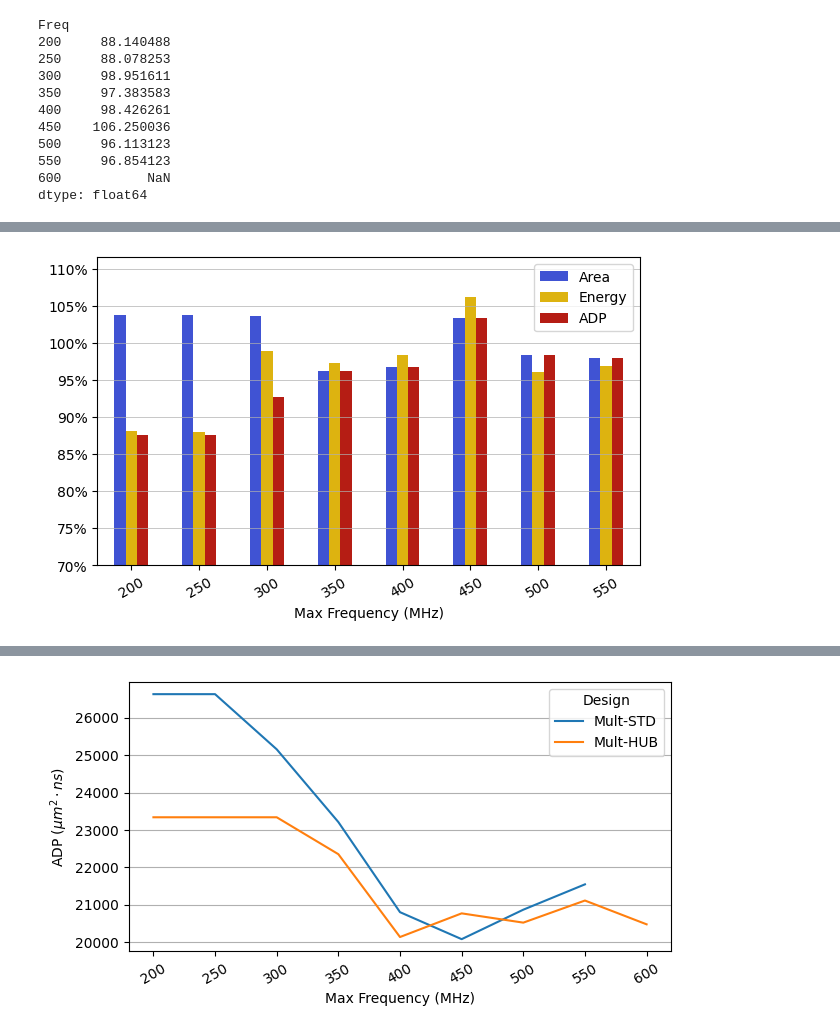
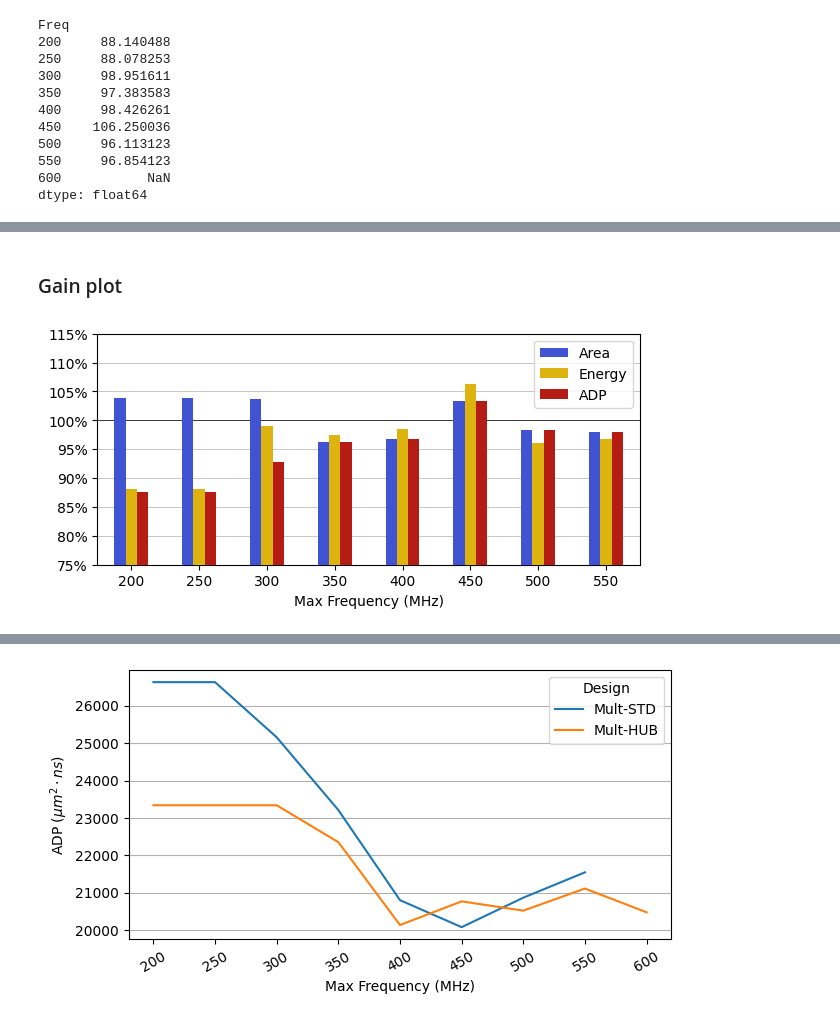
Before and after one commit to artecs-group/hub-posit, a Jupyter notebook: synth/plot_graphs.ipynb, the cells around one changed output, grey strips where cells are left out. Saved outputs shown, nothing was run; the diff lists cells and outputs as text; code cells hidden in the pictures.

```diff
--- a/synth/plot_graphs.ipynb
+++ b/synth/plot_graphs.ipynb
@@ -330,6 +532,10 @@ mult_df.head()
 | 2 | Multiplication_Original | 32 | 250 | MET | 7544.980847 | 14.7290 | 3.53 | 51993.370 | 26633.782390 |
 | 3 | Multiplication_Original | 32 | 300 | MET | 7555.329648 | 13.9037 | 3.33 | 46299.321 | 25159.247728 |
 | 4 | Multiplication_Original | 32 | 350 | MET | 8145.446484 | 15.1352 | 2.85 | 43135.320 | 23214.522479 |
+# %%
+# Select certain bitwidth
+mult_df = mult_df.query(f'Bits == {BITS}')
+# mult_df
 # %%
 mult_df["Design"].replace("Multiplication_Original", "Mult-STD", inplace=True)
 mult_df["Design"].replace("Multiplication_HUB", "Mult-HUB", inplace=True)
@@ -348,11 +554,16 @@ mult_df.tail()
 # mult_df = mult_df[mult_df["Delay"] <= round(1000/mult_df["Freq"], 2)]
 mult_df = mult_df.query('Slack == "MET" & Freq != 0')
 
-area_df = mult_df[["Area", "Design", "Freq"]].groupby(["Design", "Freq"], sort=False).sum().unstack(0)
-power_df = mult_df[["Power", "Design", "Freq"]].groupby(["Design", "Freq"], sort=False).sum().unstack(0)
-delay_df = mult_df[["Delay", "Design", "Freq"]].groupby(["Design", "Freq"], sort=False).sum().unstack(0)
-energy_df = mult_df[["Energy", "Design", "Freq"]].groupby(["Design", "Freq"], sort=False).sum().unstack(0)
-ADP_df = mult_df[["ADP", "Design", "Freq"]].groupby(["Design", "Freq"], sort=False).sum().unstack(0)
+area_df = mult_df[["Area", "Design", "Freq"]].groupby(
+    ["Design", "Freq"], sort=False).sum().unstack(0)
+power_df = mult_df[["Power", "Design", "Freq"]].groupby(
+    ["Design", "Freq"], sort=False).sum().unstack(0)
+delay_df = mult_df[["Delay", "Design", "Freq"]].groupby(
+    ["Design", "Freq"], sort=False).sum().unstack(0)
+energy_df = mult_df[["Energy", "Design", "Freq"]].groupby(
+    ["Design", "Freq"], sort=False).sum().unstack(0)
+ADP_df = mult_df[["ADP", "Design", "Freq"]].groupby(
+    ["Design", "Freq"], sort=False).sum().unstack(0)
 
 area_df.head()
 # %% [output]
@@ -367,9 +599,12 @@ area_df.head()
 # %%
 # Percentage gain and loss
 area_gain = 100 * area_df['Area']['Mult-HUB'] / area_df['Area']['Mult-STD']
-power_gain = 100 * power_df['Power']['Mult-HUB'] / power_df['Power']['Mult-STD']
-delay_gain = 100 * delay_df['Delay']['Mult-HUB'] / delay_df['Delay']['Mult-STD']
-energy_gain = 100 * energy_df['Energy']['Mult-HUB'] / energy_df['Energy']['Mult-STD']
+power_gain = 100 * power_df['Power']['Mult-HUB'] / \
+    power_df['Power']['Mult-STD']
+delay_gain = 100 * delay_df['Delay']['Mult-HUB'] / \
+    delay_df['Delay']['Mult-STD']
+energy_gain = 100 * energy_df['Energy']['Mult-HUB'] / \
+    energy_df['Energy']['Mult-STD']
 adp_gain = 100 * ADP_df['ADP']['Mult-HUB'] / ADP_df['ADP']['Mult-STD']
 
 energy_gain
@@ -417,24 +660,29 @@ gain_df
+# %% [markdown]
+### Gain plot
 # %%
 # colors = ['#1779ba', '#ffab00', '#36b37e', '#ff5630']
 colors = ['#4053D3', '#DDB310', '#B51D14', '#00BEFF', '#FB49B0', '#00B25D']
 
+ylim = (75, 115)
 ax = gain_df.plot.bar(
-    rot=30,
+    rot=0,
     color=colors,
-    figsize=(7,4)
+    zorder=3,
+    figsize=(7, 3),
 )
 ax.yaxis.set_major_formatter(mtick.PercentFormatter(decimals=0))
-ax.set_yticks(range(70, 110+1, 5))
+ax.set_yticks(range(ylim[0], ylim[1]+1, 5))
 
 # plt.hlines(y=100, xmin=-100, xmax=100, linewidth=0.75, color='gray')
-plt.ylim(70)
+plt.ylim(ylim)
+plt.hlines(y=100, xmin=-1000, xmax=1000, colors='k', linewidth=0.5)
 # plt.legend(loc='upper center', ncol=1, bbox_to_anchor=(1.12, 1))
 plt.legend(loc='best')
 # plt.title('Hardware requirements of HUB Posit multiplier with respect to standard multiplier')
 plt.xlabel('Max Frequency (MHz)')
 plt.grid(True, axis='y', linewidth=0.5)
 
 plt.savefig('figs/mult_rate.pdf', bbox_inches="tight")
 plt.show()
 # %% [output]
-[figure, old version]
+[figure, new version]
```
Also changed, not shown: parts of 27 cells of this notebook, 33 other files.
